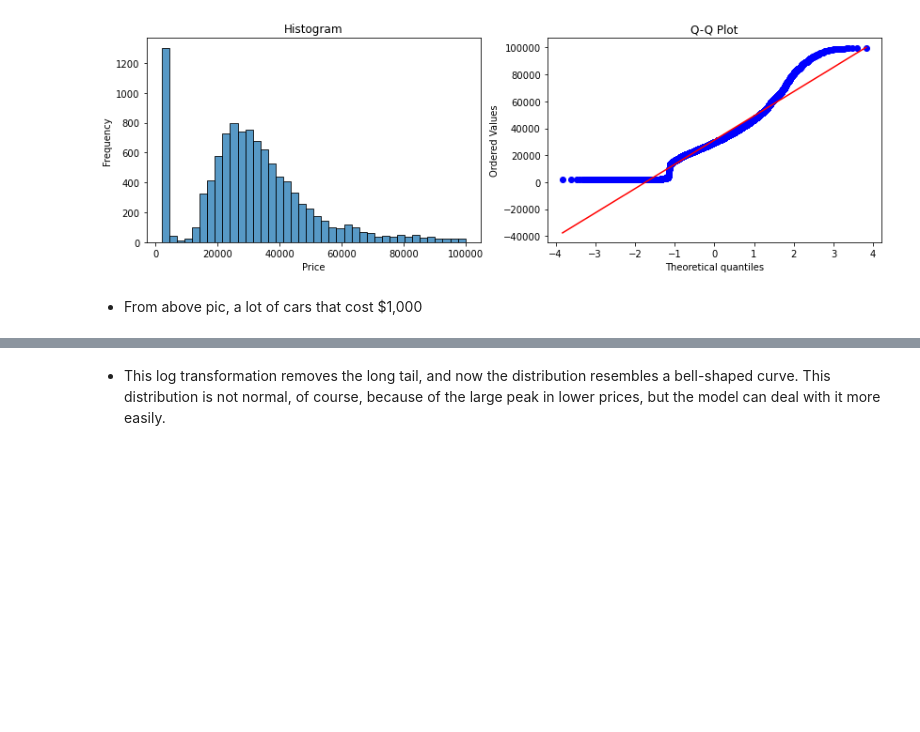
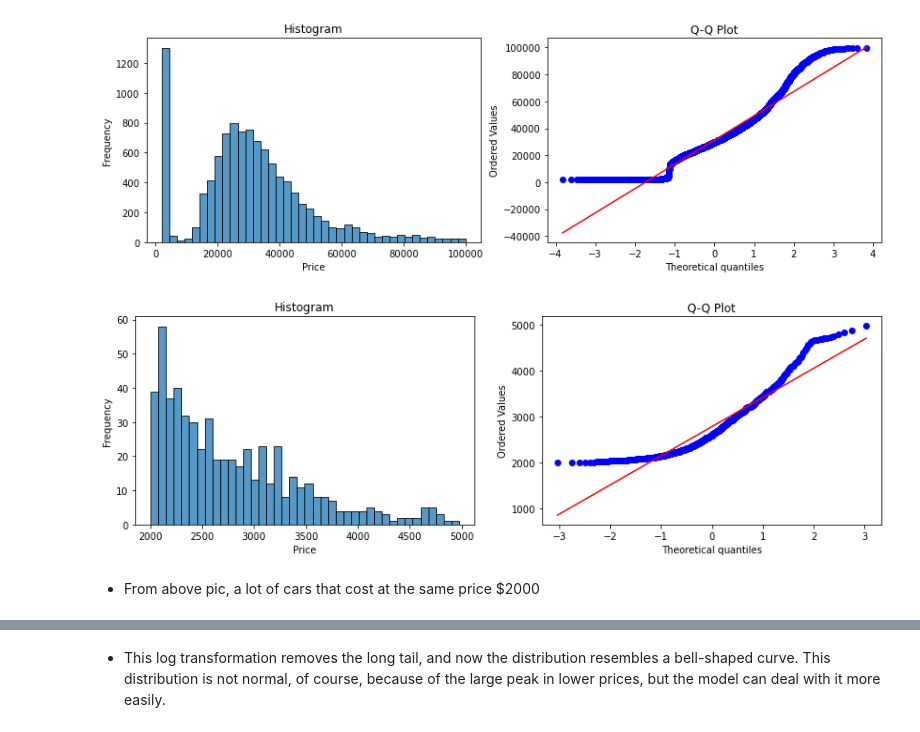
Before and after one commit to CodexploreRepo/machine-learning-101, a Jupyter notebook: project_notebooks/regression/car_price.ipynb, the cells around one changed output, grey strips where cells are left out. Saved outputs shown, nothing was run; the diff lists cells and outputs as text; code cells hidden in the pictures; blank space fills up the shorter version.

```diff
--- a/project_notebooks/regression/car_price.ipynb
+++ b/project_notebooks/regression/car_price.ipynb
@@ -184,5 +188,9 @@ Kurtosis: 259.3760319803945
 plot_dist(df['price'][df.price < 100000])
 # %% [output]
 [figure]
+# %%
+plot_dist(df['price'][df.price < 5000])
+# %% [output]
+[figure, added]
 # %% [markdown]
-- From above pic, a lot of cars that cost $1,000
+- From above pic, a lot of cars that cost at the same price $2000
```
Also changed, not shown: parts of 43 cells of this notebook, 3 other files.
